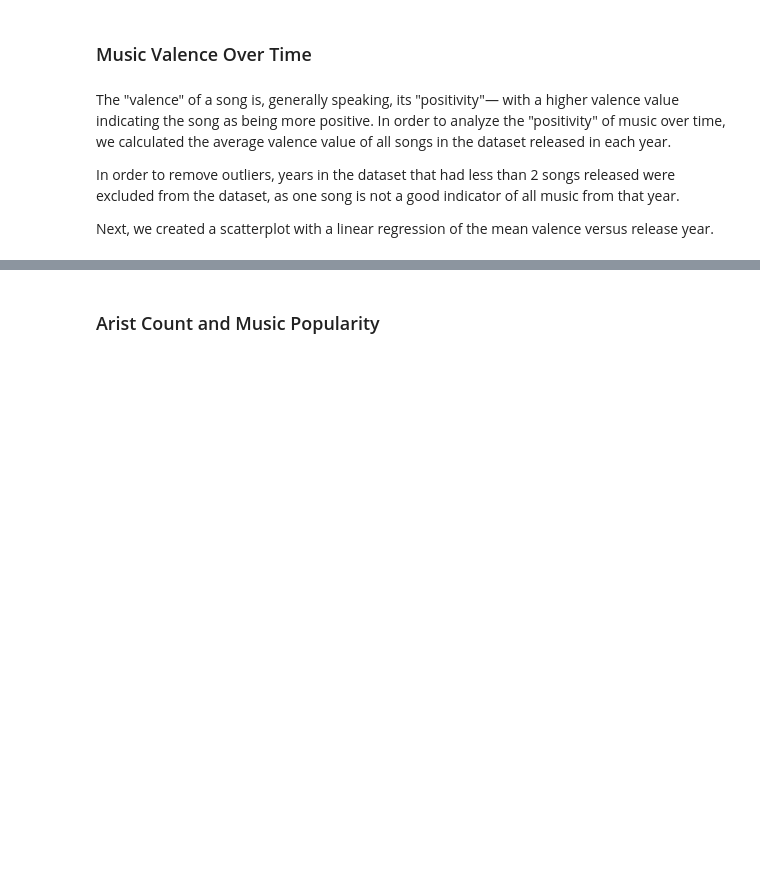
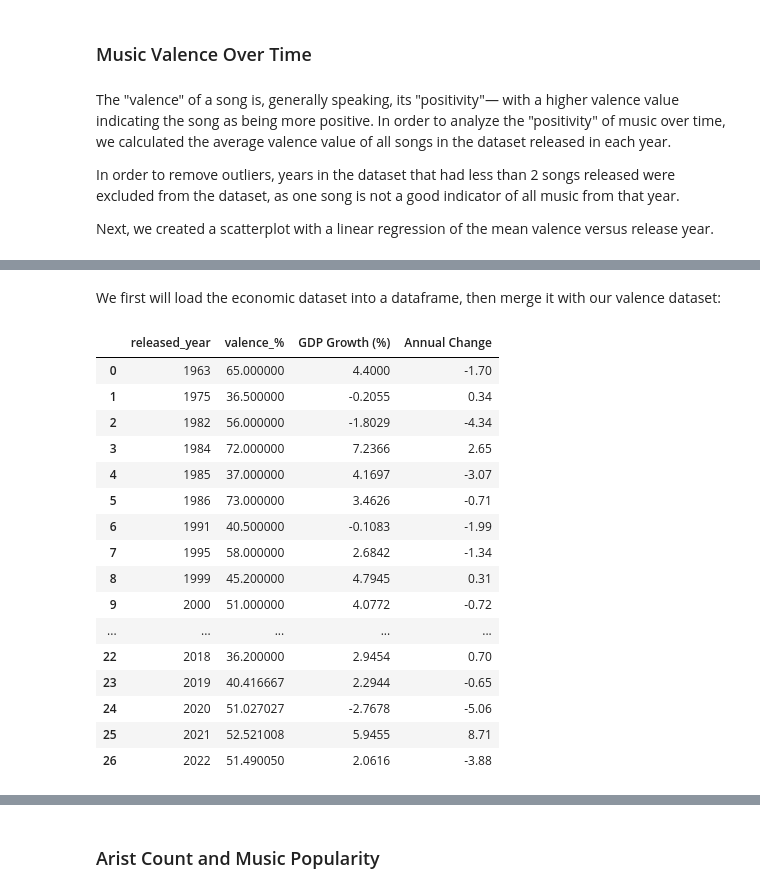
Before and after one commit to andaero/spotifydataviz, a Jupyter notebook: Report.ipynb, the cells around one changed output, grey strips where cells are left out. Drawn from its saved outputs; the diff is of its cells as text; code cells hidden in the pictures; blank space fills up the shorter version.

```diff
--- a/Report.ipynb
+++ b/Report.ipynb
@@ -89,0 +114,36 @@ Based on the negative slope of the linear regression, we can see that the averag
+# %% [markdown]
+We first will load the economic dataset into a dataframe, then merge it with our valence dataset:
+# %%
+gdp = pandas.read_csv("united-states-gdp-growth-rate.csv",  encoding='latin-1')
+# isolate the year, removing the month and day
+gdp["date"] = gdp["date"].map(lambda x: x[0:4])
+# delete the first row because it has a NaN value (the column names)
+gdp = gdp.iloc[1:]
+# rename the columns to correspond to those of the other dataframe
+gdp = gdp.rename(columns={"date": "released_year"})
+
+# convert all values into floats
+meanValences.astype(float)
+gdp = gdp.astype(float)
+
+# merge dataframes together
+merged = pandas.merge(meanValences, gdp, on='released_year', how='inner')
+merged
+# %% [output]
+|  | released_year | valence_% | GDP Growth (%) | Annual Change |
+| 0 | 1963 | 65.000000 | 4.4000 | -1.70 |
+| 1 | 1975 | 36.500000 | -0.2055 | 0.34 |
+| 2 | 1982 | 56.000000 | -1.8029 | -4.34 |
+| 3 | 1984 | 72.000000 | 7.2366 | 2.65 |
+| 4 | 1985 | 37.000000 | 4.1697 | -3.07 |
+| 5 | 1986 | 73.000000 | 3.4626 | -0.71 |
+| 6 | 1991 | 40.500000 | -0.1083 | -1.99 |
+| 7 | 1995 | 58.000000 | 2.6842 | -1.34 |
+| 8 | 1999 | 45.200000 | 4.7945 | 0.31 |
+| 9 | 2000 | 51.000000 | 4.0772 | -0.72 |
+| ... | ... | ... | ... | ... |
+| 22 | 2018 | 36.200000 | 2.9454 | 0.70 |
+| 23 | 2019 | 40.416667 | 2.2944 | -0.65 |
+| 24 | 2020 | 51.027027 | -2.7678 | -5.06 |
+| 25 | 2021 | 52.521008 | 5.9455 | 8.71 |
+| 26 | 2022 | 51.490050 | 2.0616 | -3.88 |
```
Also changed, not shown: parts of 19 cells of this notebook.
